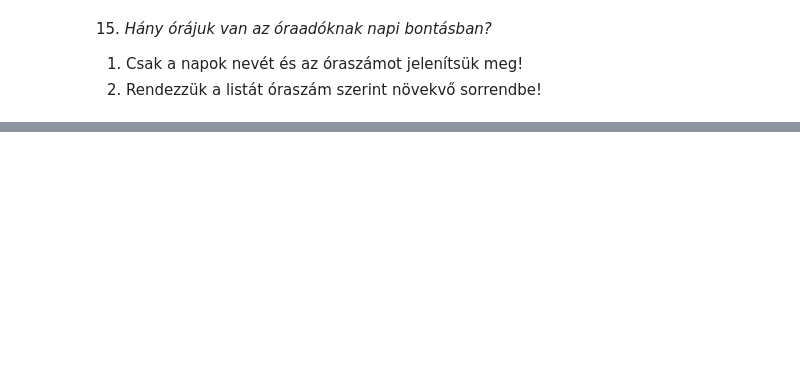
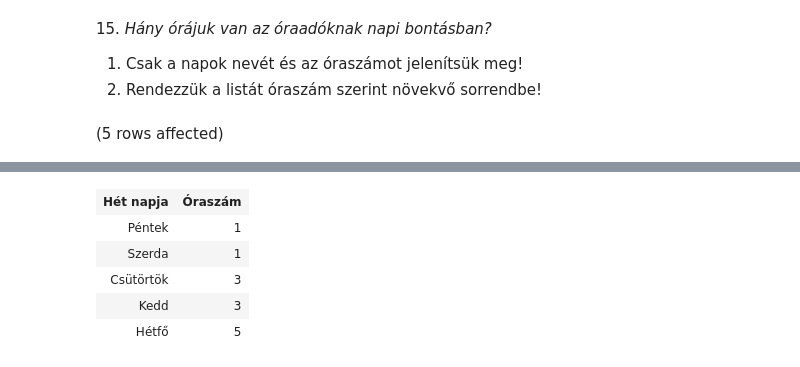
Before and after one commit to varadikitti/sqlgyak03, a Jupyter notebook: gyakorlat03_feladatok.ipynb, the cells around one changed output, grey strips where cells are left out. Cells and saved outputs as stored; diff of their text form; code cells hidden in the pictures; blank space fills up the shorter version.

```diff
--- a/gyakorlat03_feladatok.ipynb
+++ b/gyakorlat03_feladatok.ipynb
@@ -369,3 +379,19 @@ Total execution time: 00:00:00.030
 
 1. Csak a napok nevét és az óraszámot jelenítsük meg!
 2. Rendezzük a listát óraszám szerint növekvő sorrendbe!
+# %%
+-- táblák: Oktatok, Beosztások, Napok, Orak
+SELECT Napok.nap 'Hét napja',
+        COUNT(*) AS 'Óraszám'
+FROM Orak JOIN Oktatok ON Orak.tanar = Oktatok.oktato_id
+            --JOIN Beosztasok ON Oktatok.beosztás = Beosztasok.beosztas_id
+            JOIN statusok ON Oktatok.status = statusok.Skod
+            JOIN Napok ON Orak.nap = Napok.nap_id
+--WHERE Beosztasok.beosztasnev = 'Óraadó'
+WHERE statusok.Status = 'Óraadó'
+GROUP BY Napok.nap
+ORDER BY COUNT(*) ASC
+
+-- beosztások táblával is megoldható elméletileg, gyakorlatilag más eredményt ad...
+# %% [output]
+(5 rows affected)
@@ -371,0 +399,6 @@ Total execution time: 00:00:00.030
+| Hét napja | Óraszám |
+| Péntek | 1 |
+| Szerda | 1 |
+| Csütörtök | 3 |
+| Kedd | 3 |
+| Hétfő | 5 |
```
Also changed, not shown: parts of 2 cells of this notebook.
